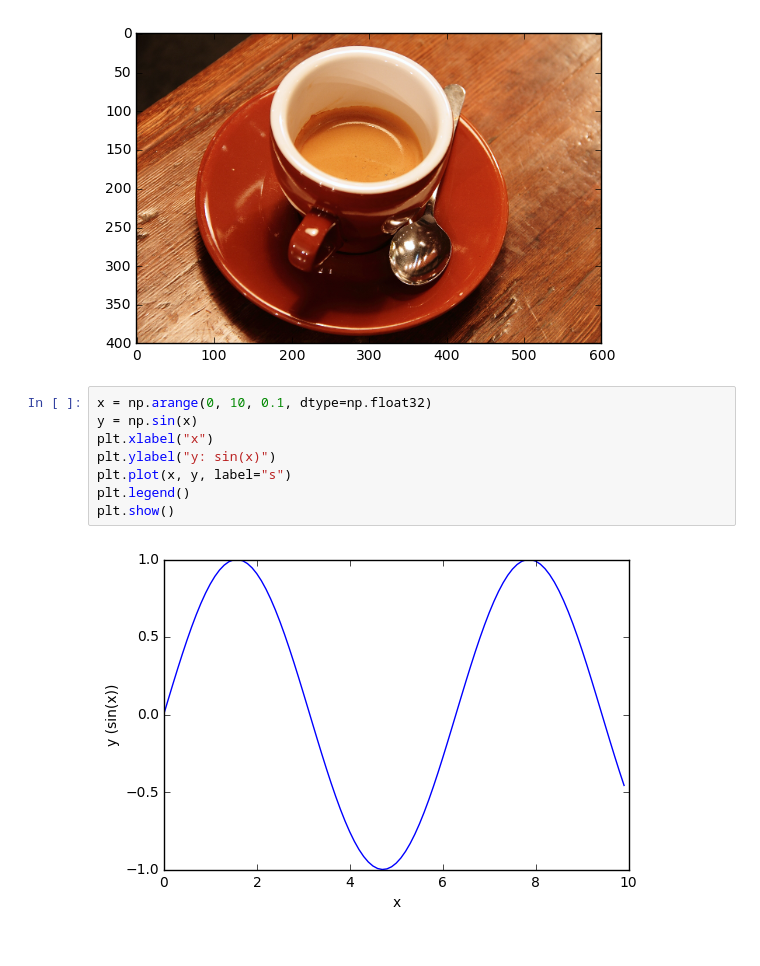
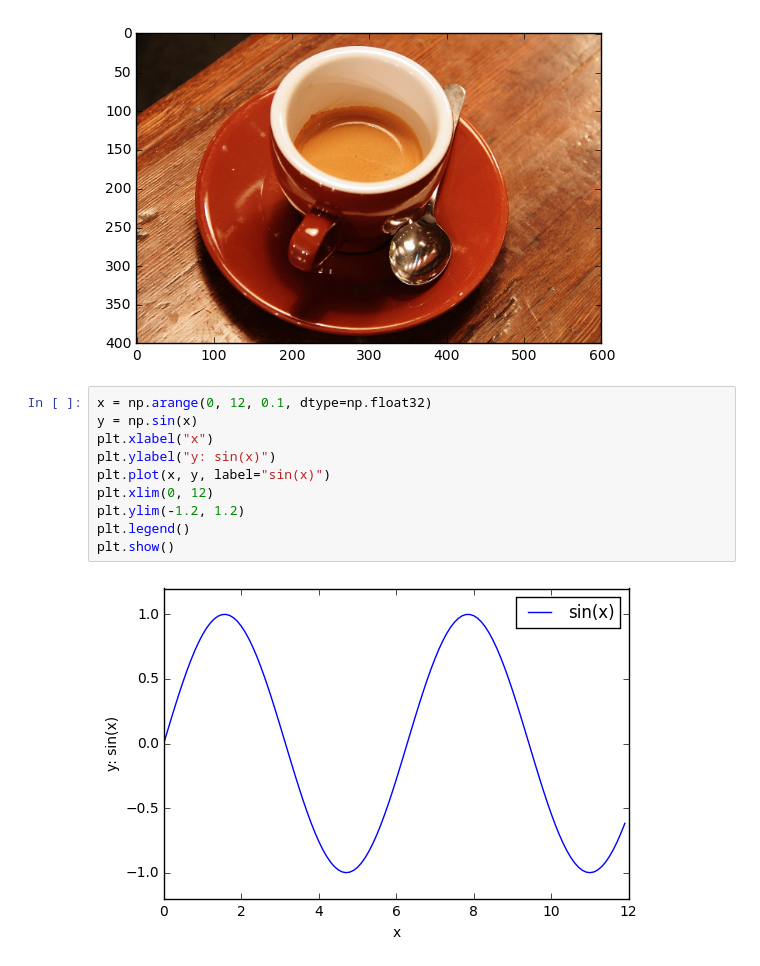
Before and after one commit to Leonhalt3141/lena_demo, a Jupyter notebook: Untitled.ipynb, the cells around one changed output. Drawn from its saved outputs; the diff is of its cells as text.

Commit message:
sin graph

```diff
--- a/Untitled.ipynb
+++ b/Untitled.ipynb
@@ -45,12 +45,14 @@ plt.imshow(data.coffee(), cmap=plt.cm.gray)
 <matplotlib.image.AxesImage at 0x...>
 [figure]
 # %%
-x = np.arange(0, 10, 0.1, dtype=np.float32)
+x = np.arange(0, 12, 0.1, dtype=np.float32)
 y = np.sin(x)
 plt.xlabel("x")
 plt.ylabel("y: sin(x)")
-plt.plot(x, y, label="s")
+plt.plot(x, y, label="sin(x)")
+plt.xlim(0, 12)
+plt.ylim(-1.2, 1.2)
 plt.legend()
 plt.show()
 # %% [output]
-[figure, old version]
+[figure, new version]
```
